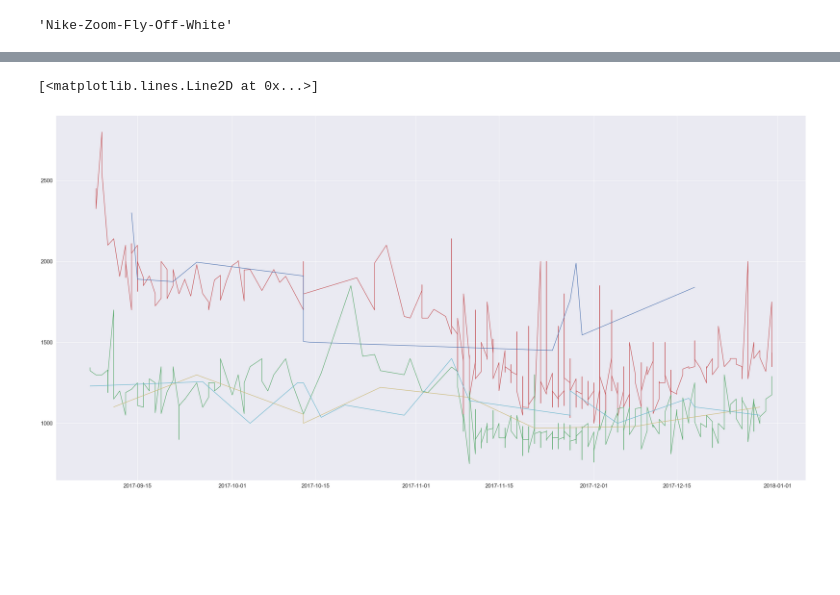
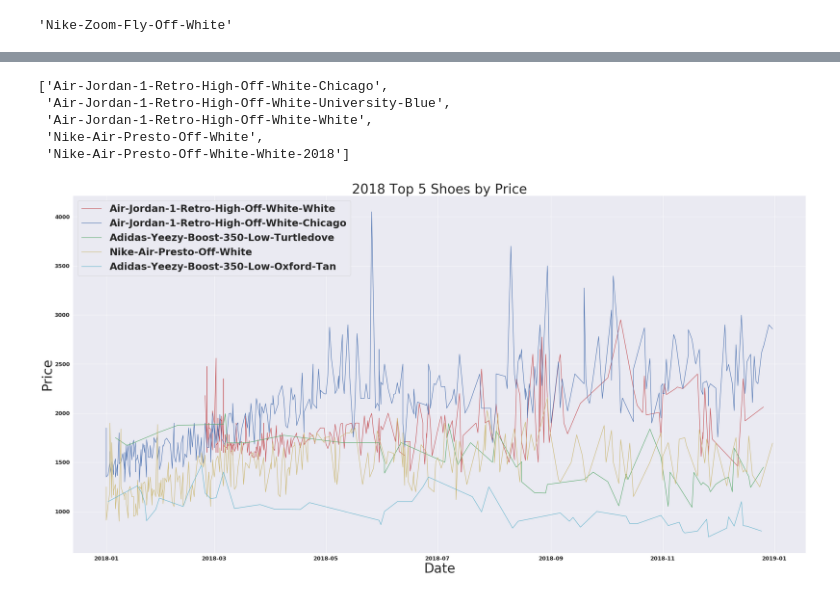
Before and after one commit to brandonmojica/stockx_price_predict, a Jupyter notebook: notebooks/stockx_price_predict.ipynb, the cells around one changed output, grey strips where cells are left out. Drawn from its saved outputs; the diff is of its cells as text; code cells hidden in the pictures; blank space fills up the shorter version.

Commit message:
more graphs

```diff
--- a/notebooks/stockx_price_predict.ipynb
+++ b/notebooks/stockx_price_predict.ipynb
@@ -1195,0 +1238,3 @@ stockx_2017['shoe'].max()
+# %%
+top_shoes_sold_average_2018_df = top_shoes_sold_average_2018.to_frame().reset_index()
+top_shoes_sold_average_2018_df.iloc[0:5]
@@ -1196,17 +1248,45 @@ stockx_2017['shoe'].max()
+# %%
+top_2018_arr = []
+
+for i in top_shoes_sold_average_2018_df.iloc[0:5]['shoe']:
+    top_2018_arr.append(i)
+# %%
+top_2018_arr
+# %% [output]
+['Air-Jordan-1-Retro-High-Off-White-Chicago',
+ 'Air-Jordan-1-Retro-High-Off-White-University-Blue',
+ 'Air-Jordan-1-Retro-High-Off-White-White',
+ 'Nike-Air-Presto-Off-White',
+ 'Nike-Air-Presto-Off-White-White-2018']
+# %%
+stockx_2018 = stockx_2018.set_index('Order Date')
+# %%
+shoe_2018_1 = stockx_2018[stockx_2018['shoe'] == top_2018_arr[0]]
+shoe_2018_2 = stockx_2018[stockx_2018['shoe'] == top_2018_arr[1]]
+shoe_2018_3 = stockx_2018[stockx_2018['shoe'] == top_2018_arr[2]]
+shoe_2018_4 = stockx_2018[stockx_2018['shoe'] == 'Nike-Air-Presto-Off-White']
+shoe_2018_5 = stockx_2018[stockx_2018['shoe'] == 'Adidas-Yeezy-Boost-350-Low-Oxford-Tan']
 # %%
 fig, ax = plt.subplots(figsize=(40,20))
 
-a = shoe_2017_1['Sale Price']
-b = shoe_2017_2['Sale Price']
-c = shoe_2017_3['Sale Price']
-d = shoe_2017_4['Sale Price']
-e = shoe_2017_5['Sale Price']
+a = shoe_2018_1['Sale Price']
+b = shoe_2018_2['Sale Price']
+c = shoe_2018_3['Sale Price']
+d = shoe_2018_4['Sale Price']
+e = shoe_2018_5['Sale Price']
 
-plt.plot(a,'r')
-plt.plot(b,'b')
-plt.plot(c,'g')
-plt.plot(d,'y')
-plt.plot(e,'c')
+plt.plot(a,'r',label=top_2018_arr[0])
+plt.plot(b,'b', label=top_2018_arr[1])
+plt.plot(c,'g',label=top_2018_arr[2])
+plt.plot(d,'y',label=top_2018_arr[3])
+plt.plot(e,'c',label=top_2018_arr[4])
+
+plt.title('2018 Top 5 Shoes by Price',fontsize=40)
+plt.xlabel('Date',fontsize=40)
+plt.ylabel('Price',fontsize=40)
+
+plt.legend(prop={'size': 30})
+
+plt.show()
 # %% [output]
-[<matplotlib.lines.Line2D at 0x...>]
-[figure, old version]
+[figure, new version]
```
Also changed, not shown: parts of 7 cells of this notebook.
